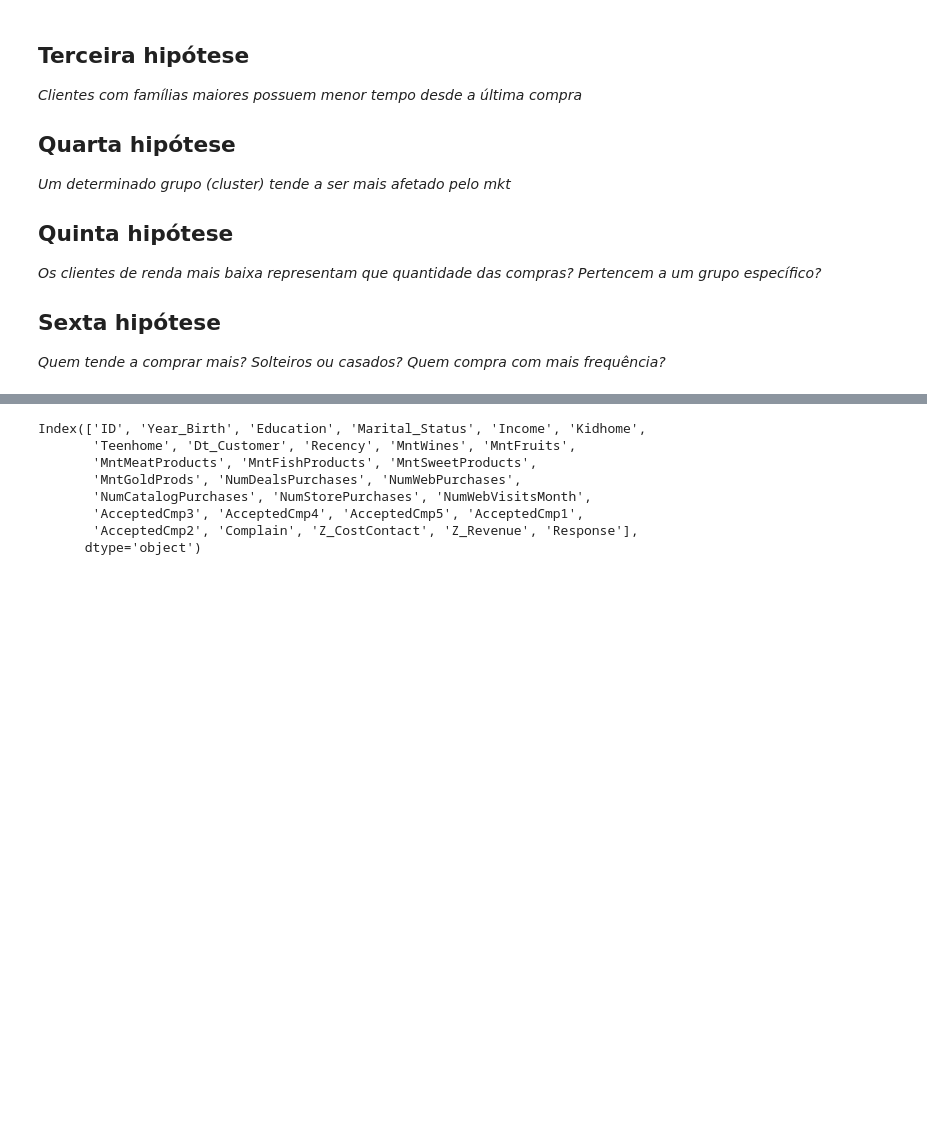
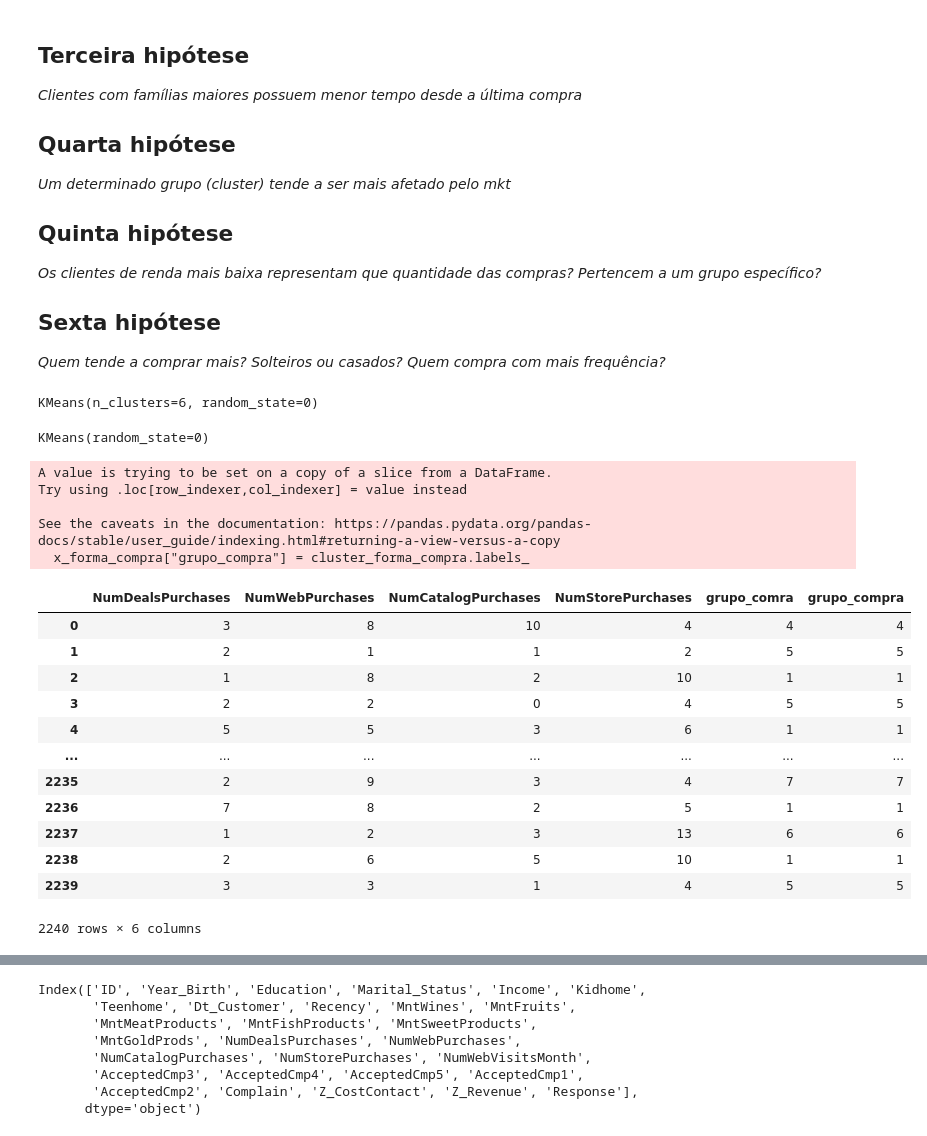
Before and after one commit to BrunoSantosPK/case-client-behavior, a Jupyter notebook: notebooks/explorando.ipynb, the cells around one changed output, grey strips where cells are left out. Cells and saved outputs as stored; diff of their text form; code cells hidden in the pictures; blank space fills up the shorter version.

```diff
--- a/notebooks/explorando.ipynb
+++ b/notebooks/explorando.ipynb
@@ -32,3 +34,47 @@ import pandas as pd
 *Quem tende a comprar mais? Solteiros ou casados? Quem compra com mais frequência?*
 # %%
 dataset = pd.read_csv("../data/dataset.csv")
+# %%
+# Cria a forma de agrupar os clientes no tipo de produto
+x_produto = dataset[[
+    "MntWines", "MntFruits", "MntMeatProducts",
+    "MntFishProducts", "MntSweetProducts", "MntGoldProds"
+]]
+cluster_produto = KMeans(n_clusters=6, random_state=0)
+cluster_produto.fit(x.values)
+# %% [output]
+KMeans(n_clusters=6, random_state=0)
+# %%
+# Cria a forma de agrupar os clientes na forma de compra
+x_forma_compra = dataset[[
+    "NumDealsPurchases", "NumWebPurchases",
+    "NumCatalogPurchases", "NumStorePurchases"
+]]
+cluster_forma_compra = KMeans(n_clusters=8, random_state=0)
+cluster_forma_compra.fit(x.values)
+# %% [output]
+KMeans(random_state=0)
+# %%
+x_forma_compra["grupo_compra"] = cluster_forma_compra.labels_
+# %% [output]
+A value is trying to be set on a copy of a slice from a DataFrame.
+Try using .loc[row_indexer,col_indexer] = value instead
+
+See the caveats in the documentation: https://pandas.pydata.org/pandas-docs/stable/user_guide/indexing.html#returning-a-view-versus-a-copy
+  x_forma_compra["grupo_compra"] = cluster_forma_compra.labels_
+# %%
+x_forma_compra
+# %% [output]
+|  | NumDealsPurchases | NumWebPurchases | NumCatalogPurchases | NumStorePurchases | grupo_comra | grupo_compra |
+| 0 | 3 | 8 | 10 | 4 | 4 | 4 |
+| 1 | 2 | 1 | 1 | 2 | 5 | 5 |
+| 2 | 1 | 8 | 2 | 10 | 1 | 1 |
+| 3 | 2 | 2 | 0 | 4 | 5 | 5 |
+| 4 | 5 | 5 | 3 | 6 | 1 | 1 |
+| ... | ... | ... | ... | ... | ... | ... |
+| 2235 | 2 | 9 | 3 | 4 | 7 | 7 |
+| 2236 | 7 | 8 | 2 | 5 | 1 | 1 |
+| 2237 | 1 | 2 | 3 | 13 | 6 | 6 |
+| 2238 | 2 | 6 | 5 | 10 | 1 | 1 |
+| 2239 | 3 | 3 | 1 | 4 | 5 | 5 |
+2240 rows × 6 columns
```
Also changed, not shown: parts of 4 cells of this notebook.
